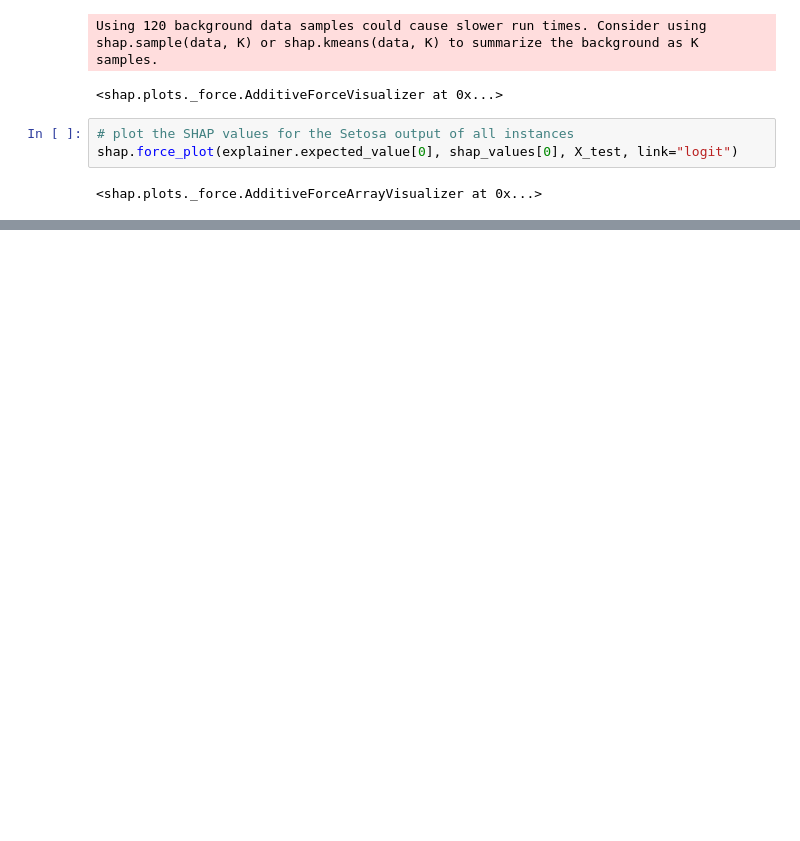
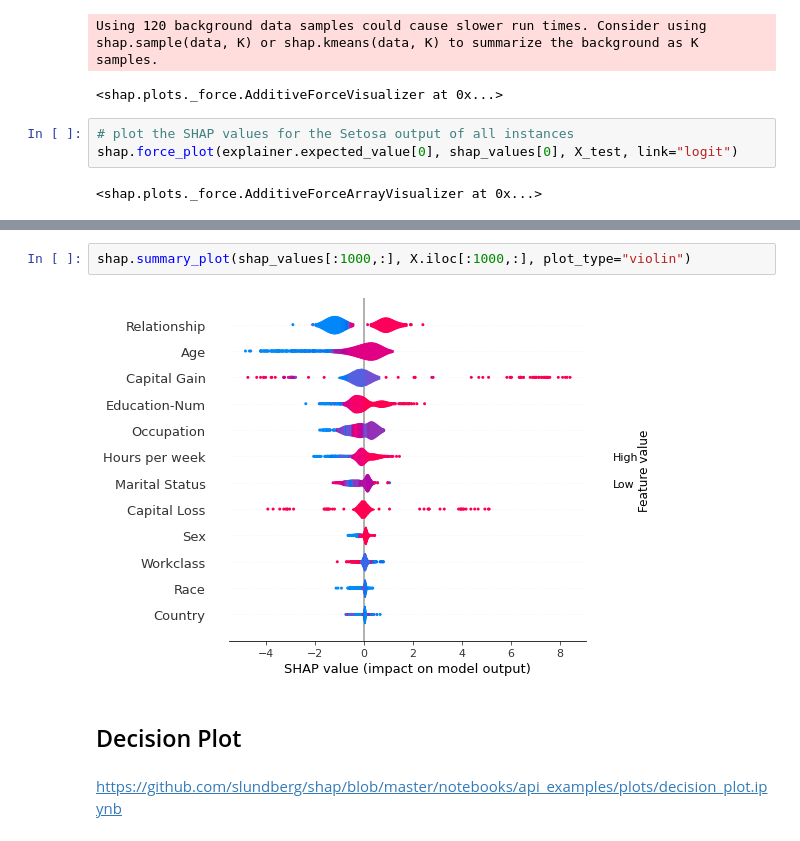
Before and after one commit to siddharth0112358/Visualizations, a Jupyter notebook: shap_values_visualizations.ipynb, the cells around one changed output, grey strips where cells are left out. Cells and saved outputs as stored; diff of their text form; blank space fills up the shorter version.

```diff
--- a/shap_values_visualizations.ipynb
+++ b/shap_values_visualizations.ipynb
@@ -188,0 +241,8 @@ shap.force_plot(explainer.expected_value[0], shap_values[0], X_test, link="logit
+# %%
+shap.summary_plot(shap_values[:1000,:], X.iloc[:1000,:], plot_type="violin")
+# %% [output]
+[figure, added]
+# %% [markdown]
+## Decision Plot
+# %% [markdown]
+https://github.com/slundberg/shap/blob/master/notebooks/api_examples/plots/decision_plot.ipynb
```
Also changed, not shown: parts of 16 cells of this notebook.
